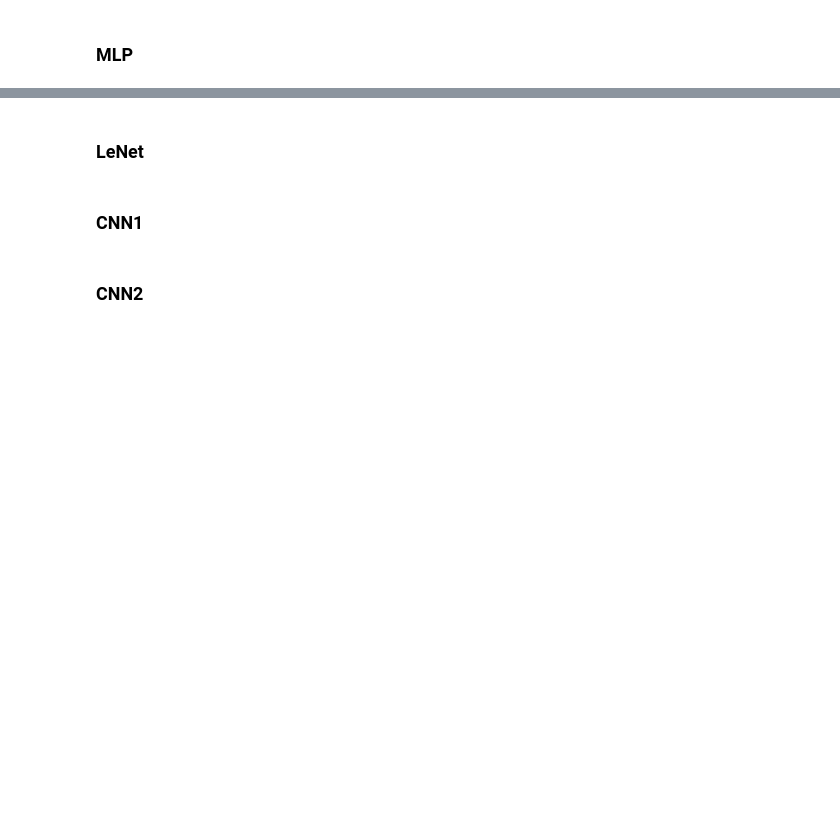
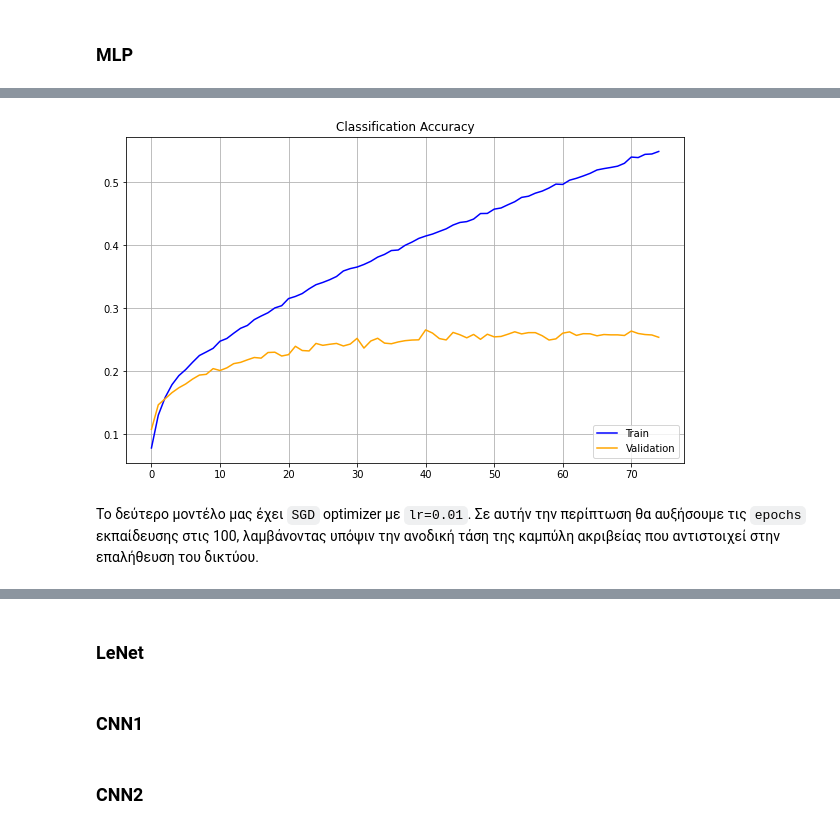
Before and after one commit to sonqo/ntua-ypsilon, a Jupyter notebook: 5_Image_Video_Analysis_Processing/CIFAR_100/CIFAR.ipynb, the cells around one changed output, grey strips where cells are left out. Drawn from its saved outputs; the diff is of its cells as text; code cells hidden in the pictures; blank space fills up the shorter version.

```diff
--- a/5_Image_Video_Analysis_Processing/CIFAR_100/CIFAR.ipynb
+++ b/5_Image_Video_Analysis_Processing/CIFAR_100/CIFAR.ipynb
@@ -212,14 +306,14 @@ BASE_MODEL = init_baseline(summary=True)
 # %%
-def init_mlp(summary):
+def init_mlp_adam(summary):
 
   model = models.Sequential()
 
+  model.add(layers.Flatten(input_shape=(32, 32, 3)))
   model.add(layers.Dense(512, activation='relu'))
   model.add(layers.Dense(200, activation='softmax'))
 
   model.compile(optimizer=tf.optimizers.Adam(lr=0.0001), loss=tf.keras.losses.sparse_categorical_crossentropy, metrics=["accuracy"])
 
   if summary:
-    model.build((None, 32, 32, 3))
     model.summary()
   return model
@@ -227,0 +320,10 @@ MLP_MODEL = init_mlp(summary=True)
+# %%
+# Initialize model
+MLP_MODEL_ADAM = init_mlp_adam(summary=True)
+
+# Train for 50 epochs
+MLP_MODEL_ADAM_history = train_model(MLP_MODEL_ADAM, 75)
+
+# Dump training history
+history_dict = MLP_MODEL_ADAM_history.history
+json.dump(history_dict, open('MLP_MODEL_ADAM.json', 'w'))
@@ -227,0 +348,6 @@ MLP_MODEL = init_mlp(summary=True)
+# %%
+summarize_diagnostics(MLP_MODEL_ADAM_history)
+# %% [output]
+[figure, added]
+# %% [markdown]
+Το δεύτερο μοντέλο μας έχει `SGD` optimizer με `lr=0.01`. Σε αυτήν την περίπτωση θα αυξήσουμε τις `epochs` εκπαίδευσης στις 100, λαμβάνοντας υπόψιν την ανοδική τάση της καμπύλη ακριβείας που αντιστοιχεί στην επαλήθευση του δικτύου.
```
Also changed, not shown: parts of 70 cells of this notebook.
